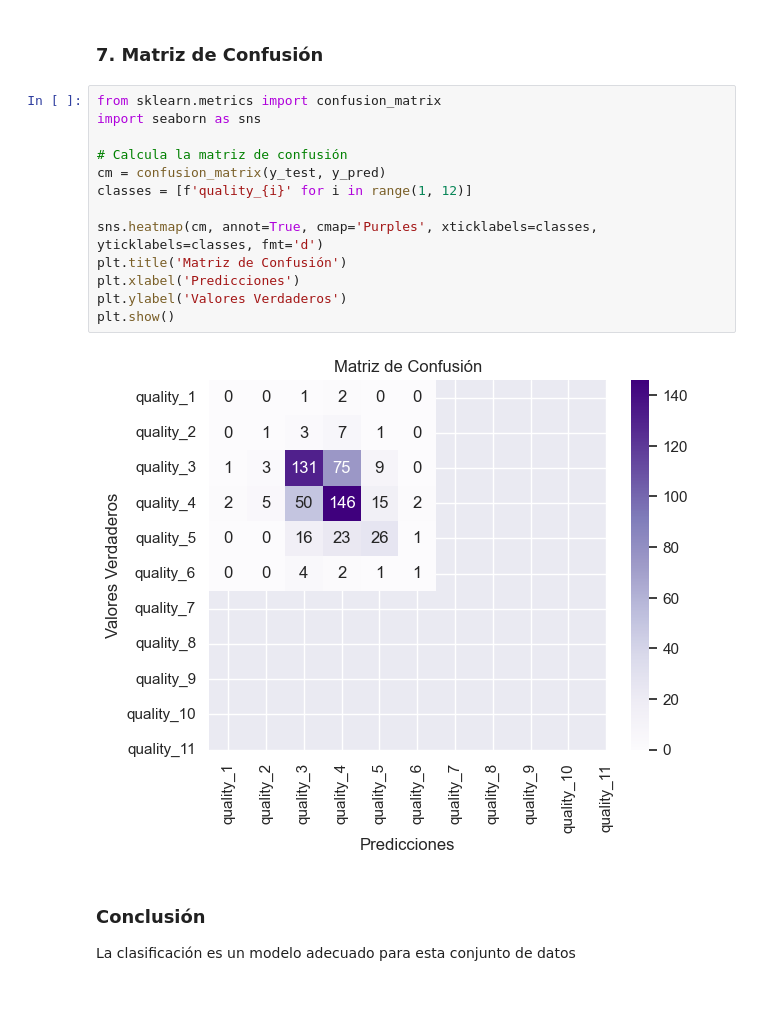
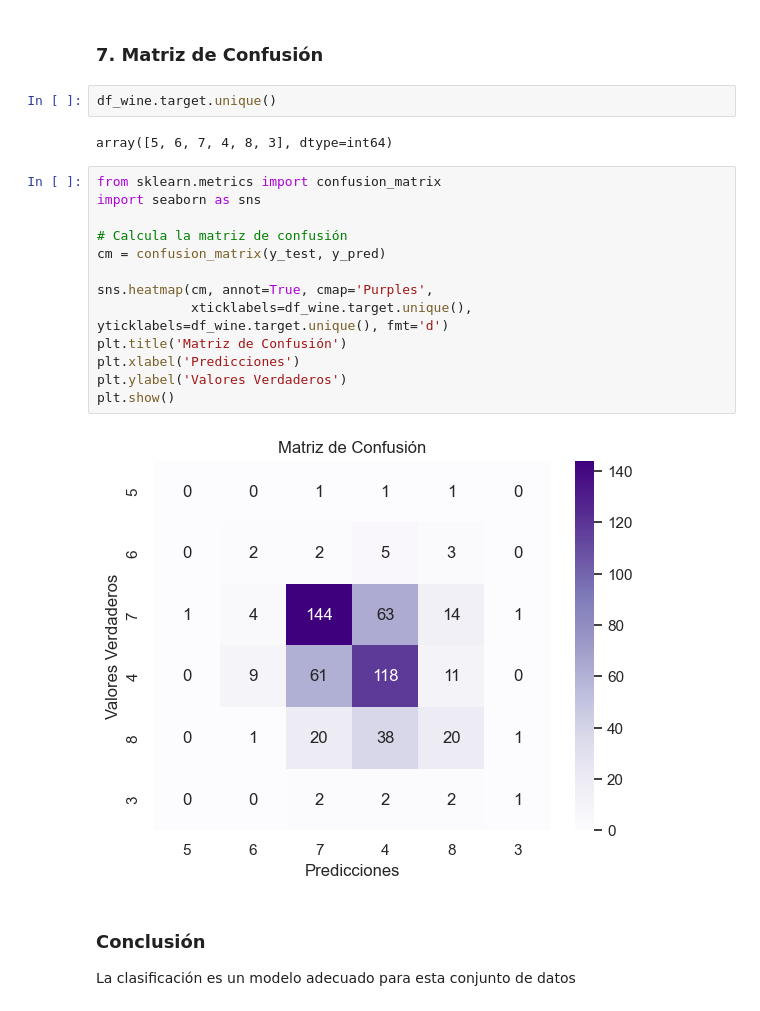
Before and after one commit to viorbe20/ai-machine-learning-systems, a Jupyter notebook: ej3-naive-bayes-knn-wine.ipynb, the cells around one changed output. Cells and saved outputs as stored; diff of their text form.

```diff
--- a/ej3-naive-bayes-knn-wine.ipynb
+++ b/ej3-naive-bayes-knn-wine.ipynb
@@ -261,20 +264,24 @@ La precisión del modelo KNN con 3 vecinos y pesos "distance" es: 0.5093
 # %% [markdown]
 ### 7. Matriz de Confusión
+# %%
+df_wine.target.unique()
+# %% [output]
+array([5, 6, 7, 4, 8, 3], dtype=int64)
 # %%
 from sklearn.metrics import confusion_matrix
 import seaborn as sns
 
 # Calcula la matriz de confusión
 cm = confusion_matrix(y_test, y_pred)
-classes = [f'quality_{i}' for i in range(1, 12)]
 
-sns.heatmap(cm, annot=True, cmap='Purples', xticklabels=classes, yticklabels=classes, fmt='d')
+sns.heatmap(cm, annot=True, cmap='Purples',
+            xticklabels=df_wine.target.unique(), yticklabels=df_wine.target.unique(), fmt='d')
 plt.title('Matriz de Confusión')
 plt.xlabel('Predicciones')
 plt.ylabel('Valores Verdaderos')
 plt.show()
 # %% [output]
-[figure, old version]
+[figure, new version]
 # %% [markdown]
 ### Conclusión
 
```
Also changed, not shown: parts of 6 cells of this notebook, 1 other file.
